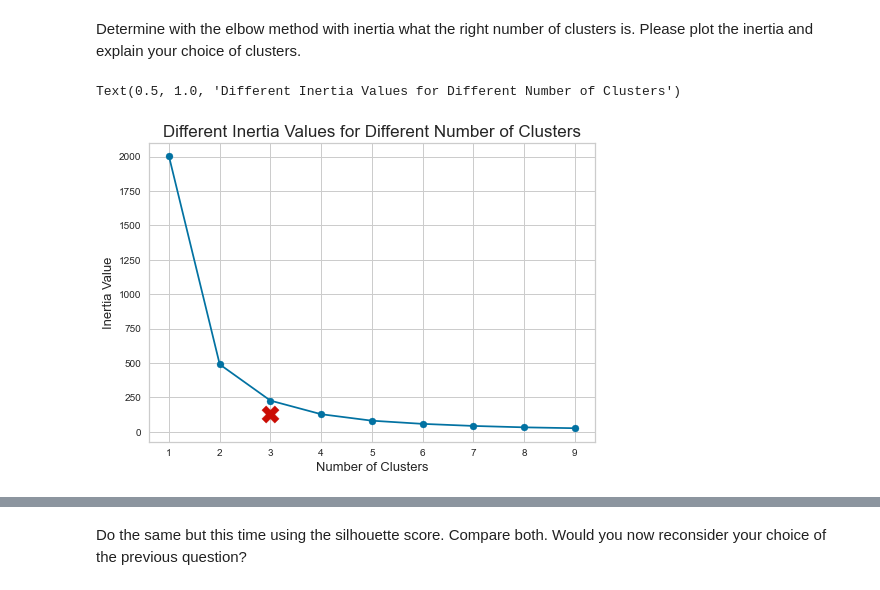
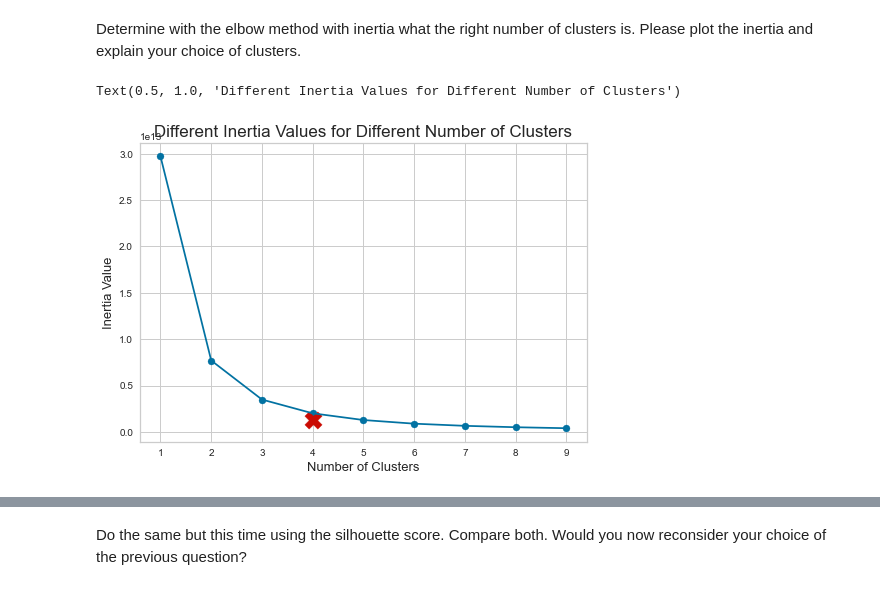
Before and after one commit to Nsmid/Machine-Learning-for-Finance, a Jupyter notebook: assignment2/assignment2_groupXX_2021-version 2.ipynb, the cells around one changed output, grey strips where cells are left out. Cells and saved outputs as stored; diff of their text form; code cells hidden in the pictures.

Commit message:
Data prep for functions

```diff
--- a/assignment2/assignment2_groupXX_2021-version 2.ipynb
+++ b/assignment2/assignment2_groupXX_2021-version 2.ipynb
@@ -166,3 +148,3 @@ array([  0.,  24.,   7.,  26.,   1.,   2.,   4.,  10.,  nan,   3.,  25.,
 # %%
 #Make dummies --> or fill nans with no or filling it with one for yes and 0 for no.
-df_data.NonProfit.unique()
+df_data['NonProfit'] = df_data['NonProfit'].fillna('N')
@@ -192,3 +151,6 @@ array([531210., 722511., 811121., 722211., 327991., 621330., 621310.,
+# %%
+# Non-defined industries are put to
+df_data['NAICSCode'] = df_data['NAICSCode'].fillna(100000)
 # %%
 df_data = df_data.fillna(df_data.mean())
 # %%
@@ -238,3 +201,6 @@ df_data_norm = df_data[['LoanAmount','Zip','ProbabilityDefault','AgeLoan']]
 # %%
-df_data[['LoanAmount','Zip','ProbabilityDefault','AgeLoan']] = preprocessing.normalize(df_data_norm, norm='l2')
+# scaler = StandardScaler()
+# df_data[['LoanAmount','Zip','AgeLoan','ProbabilityDefault']] = scaler.fit_transform(df_data_std)
+# #df_data[['ProbabilityDefault']] = preprocessing.normalize(df_data_norm, norm='l2')
+# df_data
 # %%
@@ -277,7 +229,7 @@ Estimate a k-means model with 3 clusters for the variables `LoanAmount`, `Zip`,
 # %%
 df_data_kmeans=df_data[['LoanAmount', 'Zip', 'ProbabilityDefault', 'AgeLoan']]
 # %%
-Kmean = KMeans(n_clusters=3, random_state=25)
+Kmean = MiniBatchKMeans(n_clusters=3, random_state=25)
 # %%
 Kmean.fit(df_data_kmeans)
 # %% [output]
@@ -301,13 +253,13 @@ for num_clusters in range(1, 10):
 # %%
 plt.plot(range(1,10),inertia_list)
 plt.scatter(range(1,10),inertia_list)
-plt.scatter(3, inertia_list[3], marker="X", s=300, c="r")
+plt.scatter(4, inertia_list[4], marker="X", s=300, c="r")
 plt.xlabel("Number of Clusters", size=13)
 plt.ylabel("Inertia Value", size=13)
 plt.title("Different Inertia Values for Different Number of Clusters", size=17)
 # %% [output]
 Text(0.5, 1.0, 'Different Inertia Values for Different Number of Clusters')
-[figure, old version]
+[figure, new version]
 # %%
 Kmean.labels_
 # %% [output]
```
Also changed, not shown: parts of 44 cells of this notebook.
